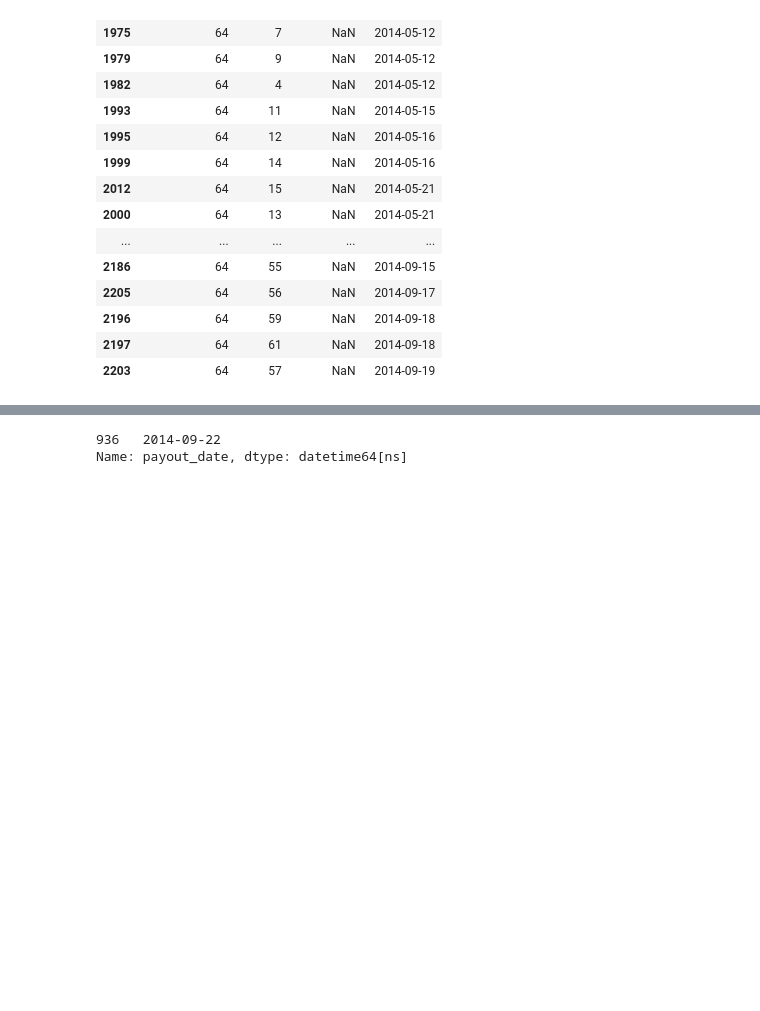
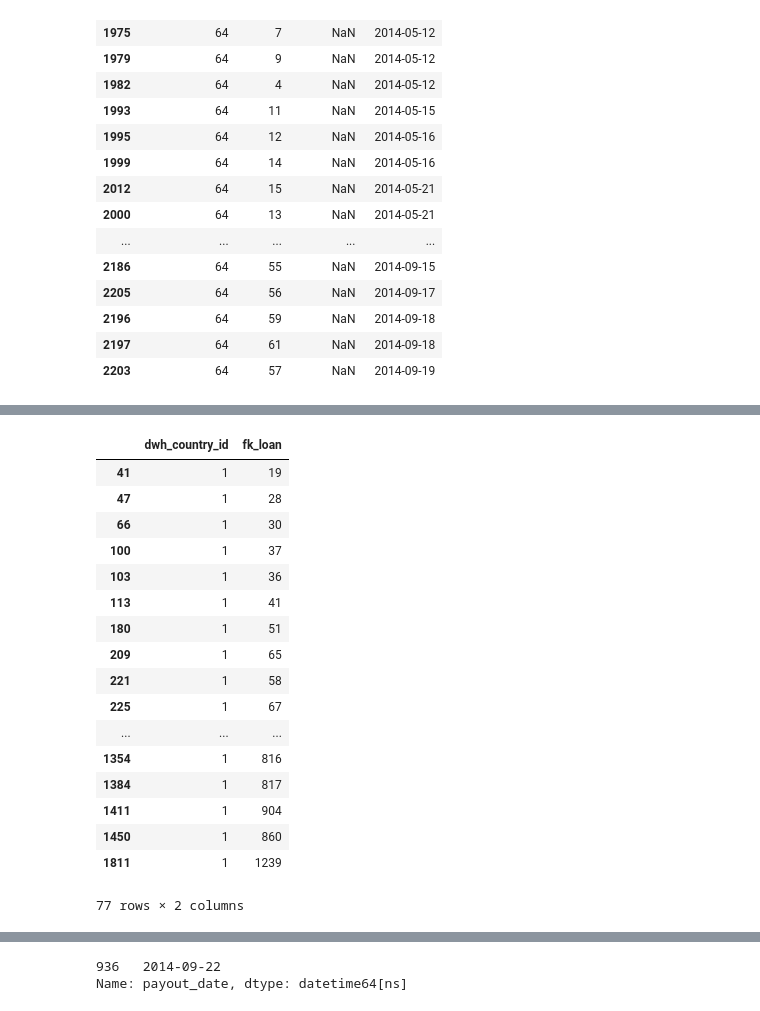
Before and after one commit to seanv507/lendico, a Jupyter notebook: Projects/Returns/src/returns01.ipynb, the cells around one changed output, grey strips where cells are left out. Cells and saved outputs as stored; diff of their text form; code cells hidden in the pictures; blank space fills up the shorter version.

```diff
--- a/Projects/Returns/src/returns01.ipynb
+++ b/Projects/Returns/src/returns01.ipynb
@@ -171,0 +213,21 @@ miss_payments[miss_payments['date_count'].isnull() & (miss_payments['dwh_country
+# %%
+repaid_loans[repaid_loans.dwh_country_id==1]
+# %% [output]
+|  | dwh_country_id | fk_loan |
+| 41 | 1 | 19 |
+| 47 | 1 | 28 |
+| 66 | 1 | 30 |
+| 100 | 1 | 37 |
+| 103 | 1 | 36 |
+| 113 | 1 | 41 |
+| 180 | 1 | 51 |
+| 209 | 1 | 65 |
+| 221 | 1 | 58 |
+| 225 | 1 | 67 |
+| ... | ... | ... |
+| 1354 | 1 | 816 |
+| 1384 | 1 | 817 |
+| 1411 | 1 | 904 |
+| 1450 | 1 | 860 |
+| 1811 | 1 | 1239 |
+77 rows × 2 columns
```
Also changed, not shown: parts of 27 cells of this notebook, 2 other files.
